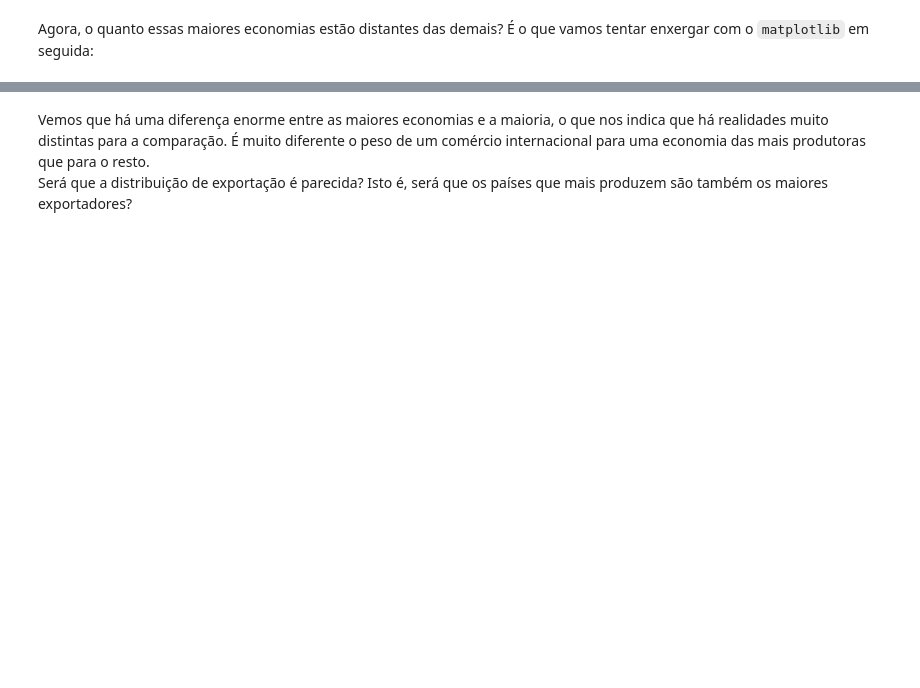
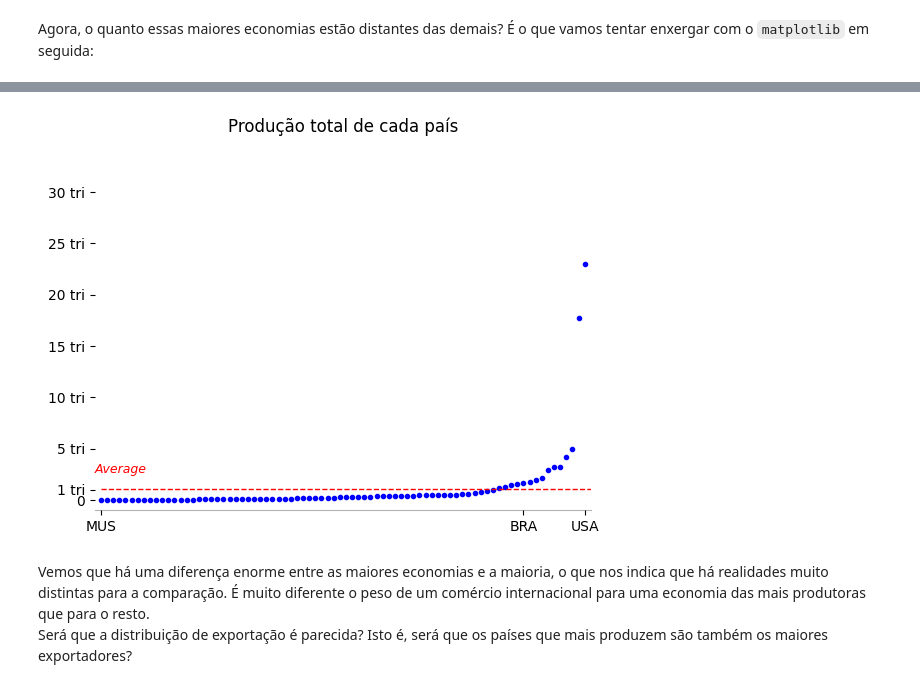
Before and after one commit to talissonmeira/WTH, a Jupyter notebook: grupo_12_noturno_abertura_comercial.ipynb, the cells around one changed output, grey strips where cells are left out. Saved outputs shown, nothing was run; the diff lists cells and outputs as text; code cells hidden in the pictures; blank space fills up the shorter version.

Commit message:
finalizado

```diff
--- a/grupo_12_noturno_abertura_comercial.ipynb
+++ b/grupo_12_noturno_abertura_comercial.ipynb
@@ -490,3 +430,65 @@ plt.plot(x_gdp,y_gdp,'b-',linewidth=0,marker='.')
+# %%
+import matplotlib.pyplot as plt
+
+tri=10**12
+bi=10**9
+
+#Retirando os valores nulos e agrupando por ordem crescente
+
+keep5=['code','gdp']
+gdp=df_final[keep5]
+gdp=gdp.dropna()
+gdp=gdp.sort_values(by=['gdp']).reset_index()
+
+#Variáveis para encontrar o indexador
+
+mus=gdp.loc[gdp['code']=="MUS"].index[0]
+bra=gdp.loc[gdp['code']=="BRA"].index[0]
+usa=gdp.loc[gdp['code']=="USA"].index[0]
+
+#Declaração dos ticks e labels
+
+y_ticks=[0,tri,5*tri,10*tri,15*tri,20*tri,25*tri,30*tri]
+y_labels=['0','1 tri','5 tri','10 tri','15 tri','20 tri','25 tri','30 tri' ]
+x_ticks=[mus,bra,usa]
+x_labels=['MUS','BRA','USA']
+
+#Declaração das variáveis
+
+x=gdp['code']
+y=gdp['gdp']
+
+#Plotagem das variáveis no gráfico
+
+fig, ax =plt.subplots()
+ax.plot(x, y, color='blue', linewidth=0, marker='.')
+ax.set_xticks(x_ticks)
+ax.set_xticklabels(x_labels, fontsize=10, fontweight='light')
+ax.set_yticks(y_ticks)
+ax.set_yticklabels(y_labels, fontsize=10, fontweight='light')
+
+#Definição do tamanho do gráfico
+
+ax.set_xlim(-1, 80)
+ax.set_ylim(-tri, 35*tri)
+
+#Linha de média
+
+ax.plot([0, 80], [y.mean(), y.mean()], 'r--', lw=1.0)
+ax.annotate('Average\n'.format(y.mean()),xy=(-1, 1.10*y.mean()),fontsize=9,color='r',fontweight='normal',style='italic')
+
+# Visibilidade das bordas
+ax.spines['top'].set_visible(False)
+ax.spines['right'].set_visible(False)
+ax.spines['left'].set_visible(False)
+ax.spines['bottom'].set_visible(True)
+ax.spines['bottom'].set_alpha(0.3)
+
+plt.title('Produção total de cada país')
+
+plt.show()
+# %% [output]
+[figure, added]
 # %% [markdown]
 Vemos que há uma diferença enorme entre as maiores economias e a maioria, o que nos indica que há realidades muito distintas para a comparação. É muito diferente o peso de um comércio internacional para uma economia das mais produtoras que para o resto.
 <br>
```
Also changed, not shown: parts of 10 cells of this notebook.
